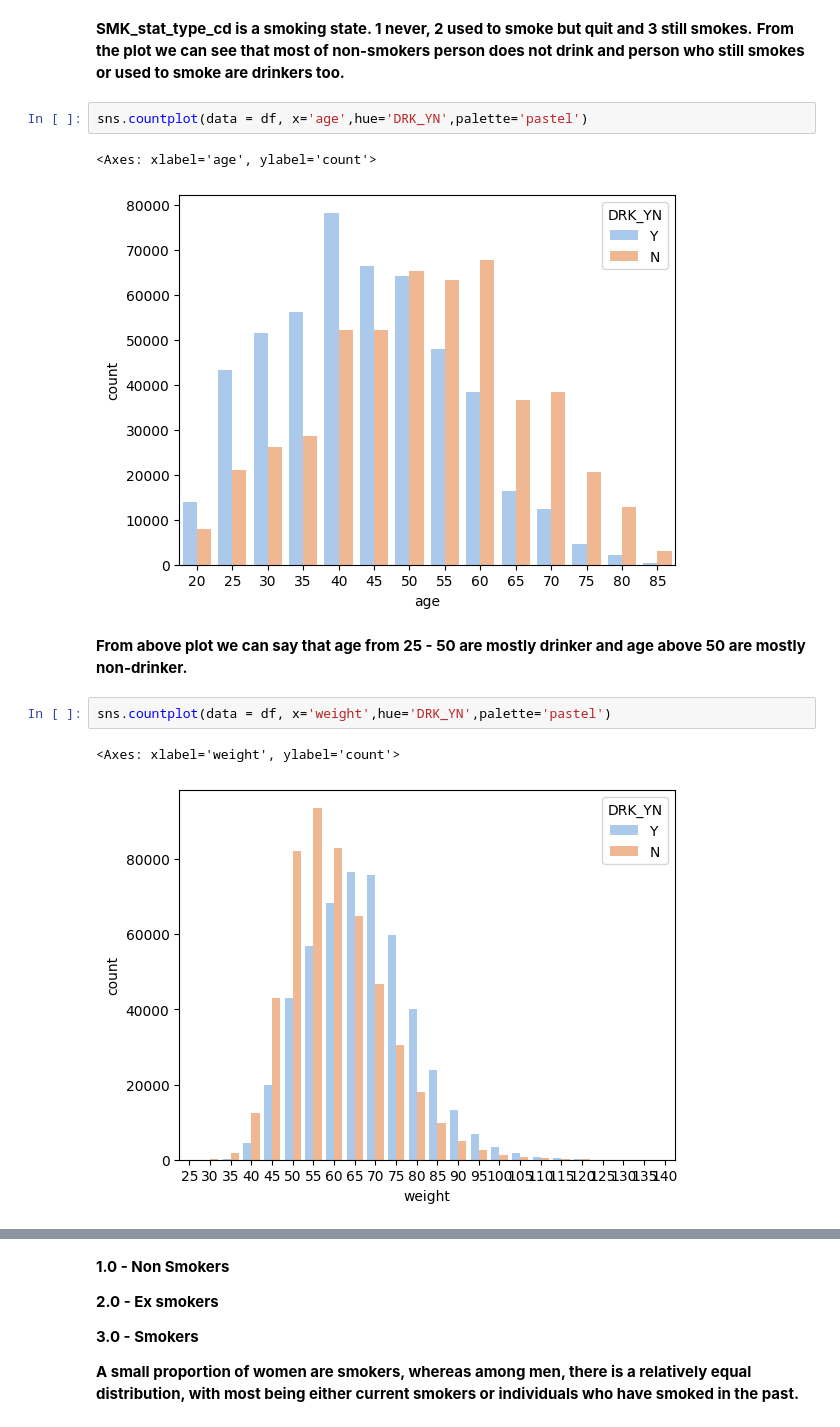
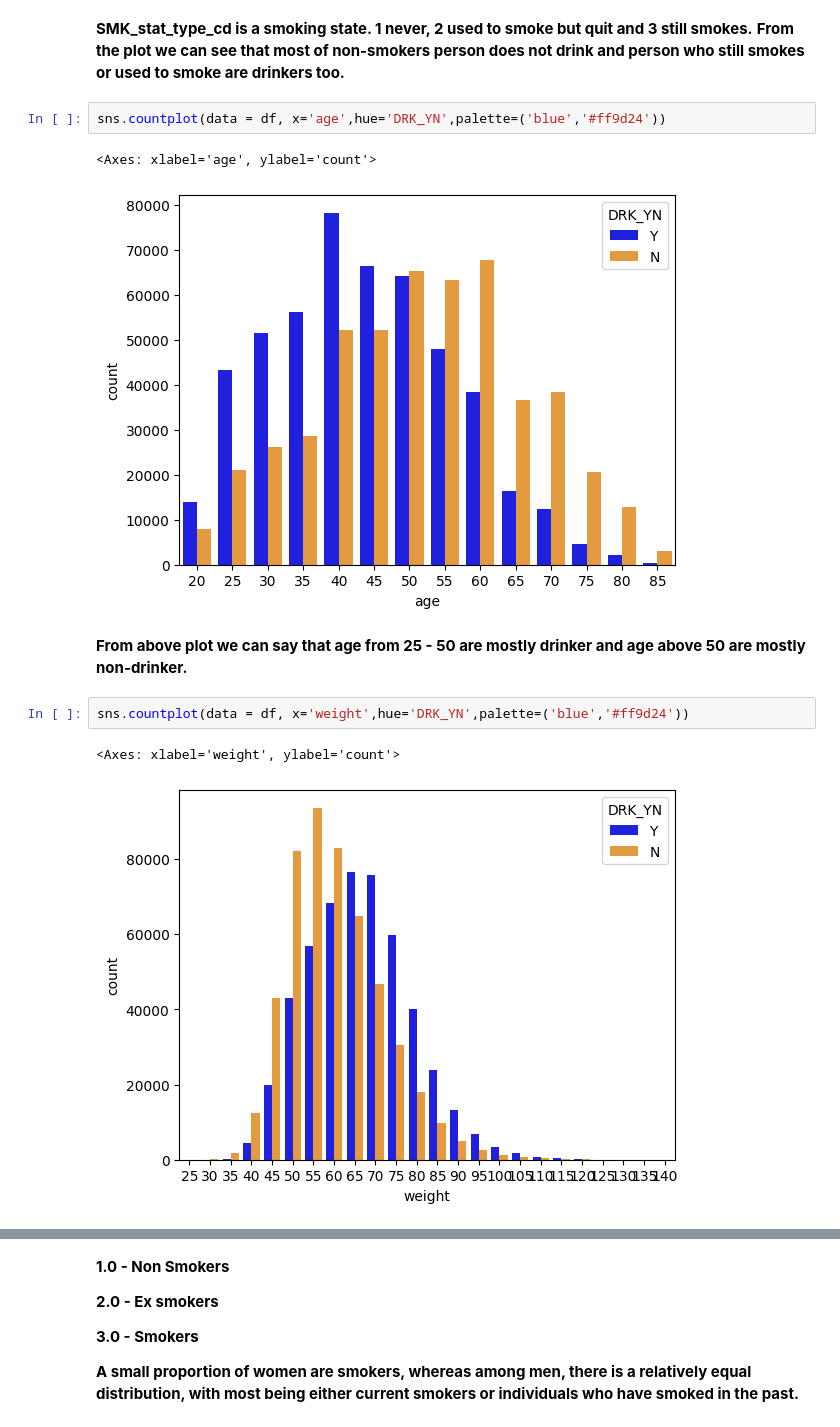
Before and after one commit to kir1906/IT496_Phoneix_2, a Jupyter notebook: G1_cp2.ipynb, the cells around one changed output, grey strips where cells are left out. Cells and saved outputs as stored; diff of their text form.

```diff
--- a/G1_cp2.ipynb
+++ b/G1_cp2.ipynb
@@ -350,14 +354,14 @@ sns.countplot(data = df, x='SMK_stat_type_cd',hue='DRK_YN',palette='pastel')
 **SMK_stat_type_cd is a smoking state. 1 never, 2 used to smoke but quit and 3 still smokes.**
 **From the plot we can see that most of non-smokers person does not drink and person who still smokes or used to smoke are drinkers too.**
 # %%
-sns.countplot(data = df, x='age',hue='DRK_YN',palette='pastel')
+sns.countplot(data = df, x='age',hue='DRK_YN',palette=('blue','#ff9d24'))
 # %% [output]
 <Axes: xlabel='age', ylabel='count'>
-[figure, old version]
+[figure, new version]
 # %% [markdown]
 **From above plot we can say that age from 25 - 50 are mostly drinker and age above 50 are mostly non-drinker.**
 # %%
-sns.countplot(data = df, x='weight',hue='DRK_YN',palette='pastel')
+sns.countplot(data = df, x='weight',hue='DRK_YN',palette=('blue','#ff9d24'))
 # %% [output]
 <Axes: xlabel='weight', ylabel='count'>
-[figure, old version]
+[figure, new version]
```
Also changed, not shown: parts of 22 cells of this notebook.
